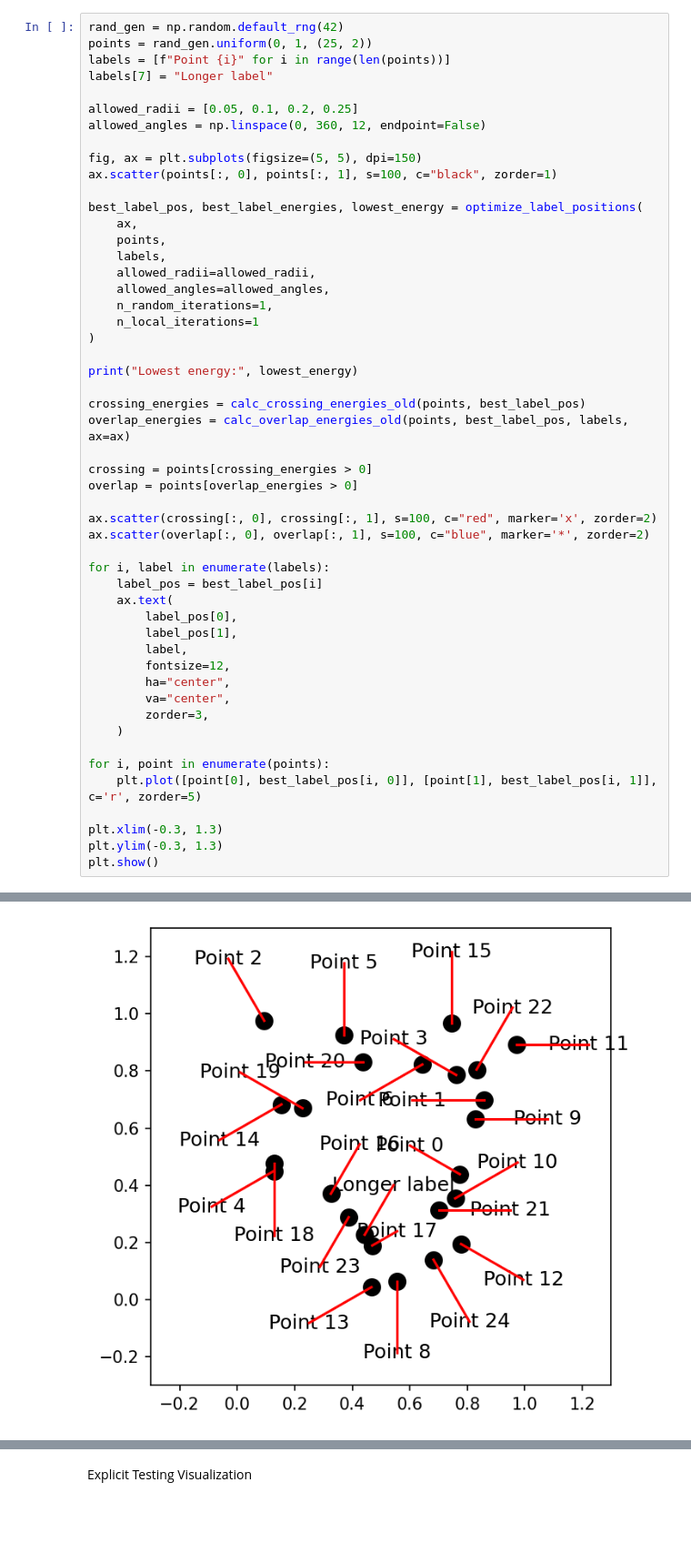
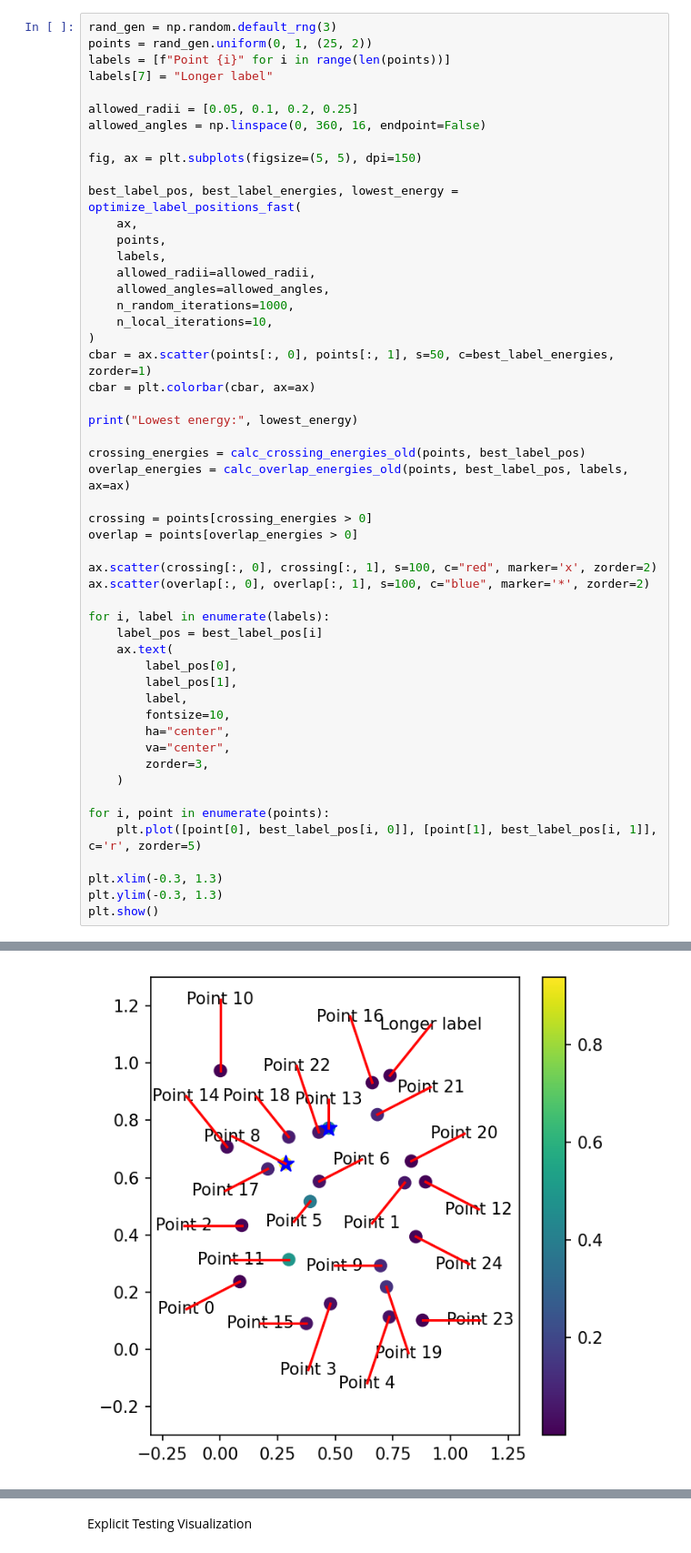
Before and after one commit to AndrewFalkowski/lablr, a Jupyter notebook: demonstration.ipynb, the cells around one changed output, grey strips where cells are left out. Shown at 91% size. Cells and saved outputs as stored; diff of their text form; blank space fills up the shorter version.

```diff
--- a/demonstration.ipynb
+++ b/demonstration.ipynb
@@ -9,24 +13,25 @@ import matplotlib.pyplot as plt
 # %%
-rand_gen = np.random.default_rng(42)
+rand_gen = np.random.default_rng(3)
 points = rand_gen.uniform(0, 1, (25, 2))
 labels = [f"Point {i}" for i in range(len(points))]
 labels[7] = "Longer label"
 
 allowed_radii = [0.05, 0.1, 0.2, 0.25]
-allowed_angles = np.linspace(0, 360, 12, endpoint=False)
+allowed_angles = np.linspace(0, 360, 16, endpoint=False)
 
 fig, ax = plt.subplots(figsize=(5, 5), dpi=150)
-ax.scatter(points[:, 0], points[:, 1], s=100, c="black", zorder=1)
 
-best_label_pos, best_label_energies, lowest_energy = optimize_label_positions(
+best_label_pos, best_label_energies, lowest_energy = optimize_label_positions_fast(
     ax,
     points,
     labels,
     allowed_radii=allowed_radii,
     allowed_angles=allowed_angles,
-    n_random_iterations=1,
-    n_local_iterations=1
+    n_random_iterations=1000,
+    n_local_iterations=10,
 )
+cbar = ax.scatter(points[:, 0], points[:, 1], s=50, c=best_label_energies, zorder=1)
+cbar = plt.colorbar(cbar, ax=ax)
 
 print("Lowest energy:", lowest_energy)
 
@@ -45,7 +50,7 @@ for i, label in enumerate(labels):
         label_pos[0],
         label_pos[1],
         label,
-        fontsize=12,
+        fontsize=10,
         ha="center",
         va="center",
         zorder=3,
@@ -62 +67 @@ Lowest energy: 25.45378424533728
-[figure, old version]
+[figure, new version]
```
Also changed, not shown: parts of 5 cells of this notebook, 4 other files.
